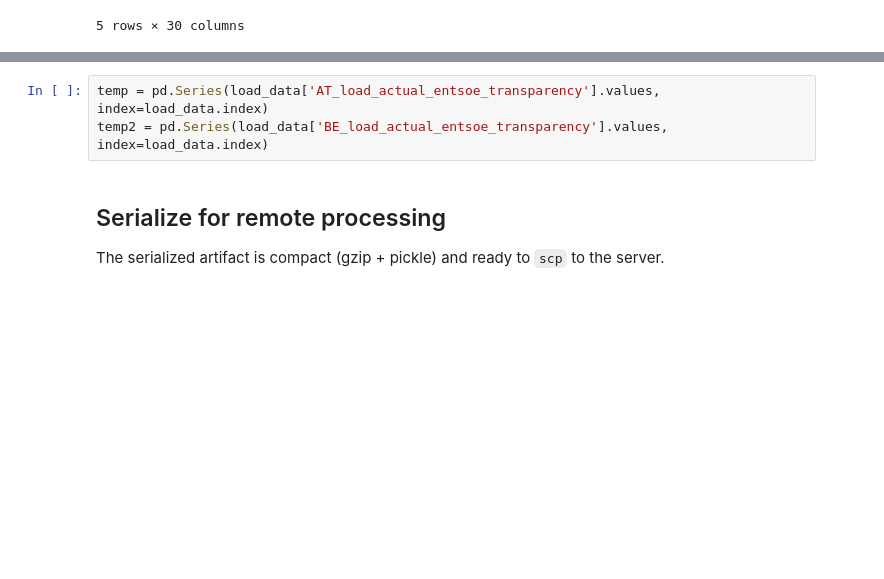
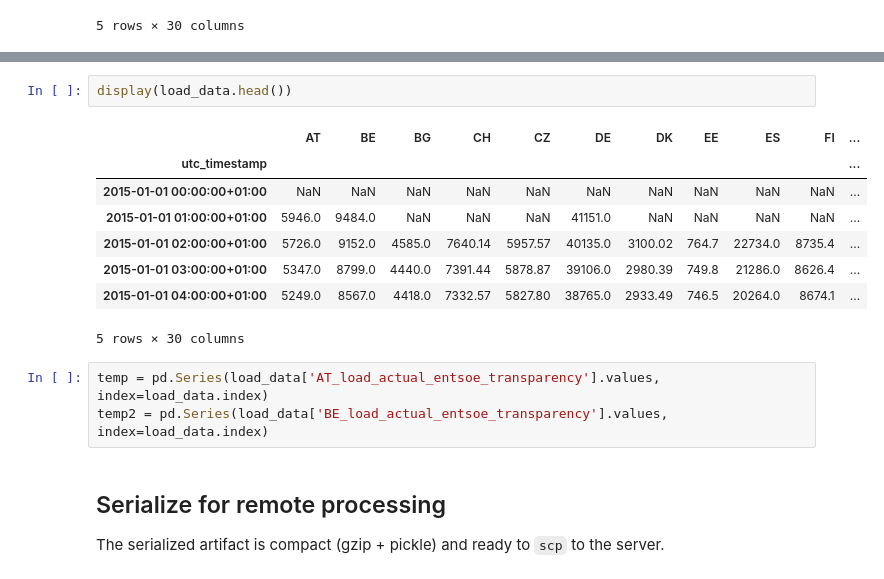
Before and after one commit to jendrkk/PyPSA---Simplified-European-Model, a Jupyter notebook: notebooks/01_data_preparation.ipynb, the cells around one changed output, grey strips where cells are left out. Saved outputs shown, nothing was run; the diff lists cells and outputs as text; blank space fills up the shorter version.

```diff
--- a/notebooks/01_data_preparation.ipynb
+++ b/notebooks/01_data_preparation.ipynb
@@ -134,3 +130,14 @@ array(['AT', 'BE', 'BG', 'CH', 'CZ', 'DE', 'DK', 'EE', 'ES', 'FI', 'FR',
+# %%
+display(load_data.head())
+# %% [output]
+|  | AT | BE | BG | CH | CZ | DE | DK | EE | ES | FI | ... |
+| utc_timestamp |  |  |  |  |  |  |  |  |  |  | ... |
+| 2015-01-01 00:00:00+01:00 | NaN | NaN | NaN | NaN | NaN | NaN | NaN | NaN | NaN | NaN | ... |
+| 2015-01-01 01:00:00+01:00 | 5946.0 | 9484.0 | NaN | NaN | NaN | 41151.0 | NaN | NaN | NaN | NaN | ... |
+| 2015-01-01 02:00:00+01:00 | 5726.0 | 9152.0 | 4585.0 | 7640.14 | 5957.57 | 40135.0 | 3100.02 | 764.7 | 22734.0 | 8735.4 | ... |
+| 2015-01-01 03:00:00+01:00 | 5347.0 | 8799.0 | 4440.0 | 7391.44 | 5878.87 | 39106.0 | 2980.39 | 749.8 | 21286.0 | 8626.4 | ... |
+| 2015-01-01 04:00:00+01:00 | 5249.0 | 8567.0 | 4418.0 | 7332.57 | 5827.80 | 38765.0 | 2933.49 | 746.5 | 20264.0 | 8674.1 | ... |
+5 rows × 30 columns
 # %%
 temp = pd.Series(load_data['AT_load_actual_entsoe_transparency'].values, index=load_data.index)
 temp2 = pd.Series(load_data['BE_load_actual_entsoe_transparency'].values, index=load_data.index)
```
Also changed, not shown: parts of 2 cells of this notebook, 3 other files.
